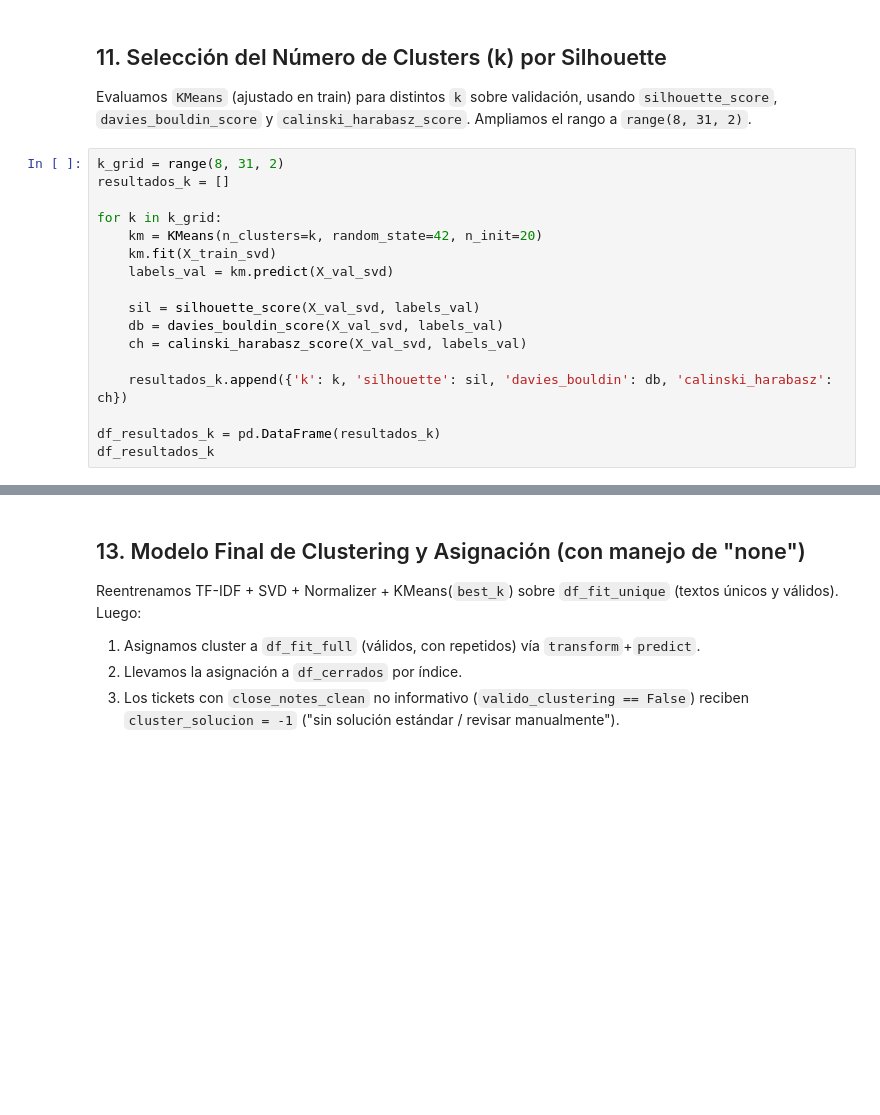
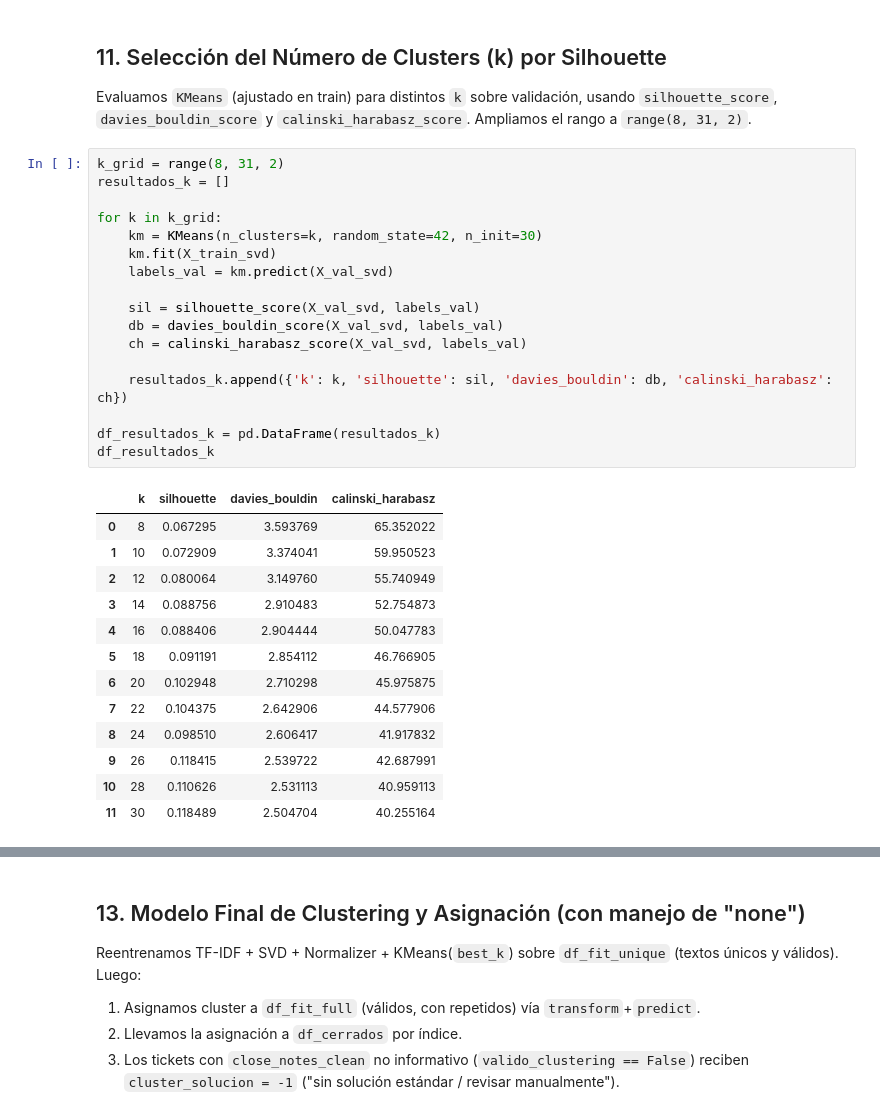
Before and after one commit to OCCA2000/Asignador, a Jupyter notebook: Analisis/Analisis_Soluciones.ipynb, the cells around one changed output, grey strips where cells are left out. Drawn from its saved outputs; the diff is of its cells as text; blank space fills up the shorter version.

```diff
--- a/Analisis/Analisis_Soluciones.ipynb
+++ b/Analisis/Analisis_Soluciones.ipynb
@@ -409,20 +617,34 @@ Evaluamos `KMeans` (ajustado en train) para distintos `k` sobre validación, usa
 # %%
 k_grid = range(8, 31, 2)
 resultados_k = []
 
 for k in k_grid:
-    km = KMeans(n_clusters=k, random_state=42, n_init=20)
+    km = KMeans(n_clusters=k, random_state=42, n_init=30)
     km.fit(X_train_svd)
     labels_val = km.predict(X_val_svd)
 
     sil = silhouette_score(X_val_svd, labels_val)
     db = davies_bouldin_score(X_val_svd, labels_val)
     ch = calinski_harabasz_score(X_val_svd, labels_val)
 
     resultados_k.append({'k': k, 'silhouette': sil, 'davies_bouldin': db, 'calinski_harabasz': ch})
 
 df_resultados_k = pd.DataFrame(resultados_k)
 df_resultados_k
+# %% [output]
+|  | k | silhouette | davies_bouldin | calinski_harabasz |
+| 0 | 8 | 0.067295 | 3.593769 | 65.352022 |
+| 1 | 10 | 0.072909 | 3.374041 | 59.950523 |
+| 2 | 12 | 0.080064 | 3.149760 | 55.740949 |
+| 3 | 14 | 0.088756 | 2.910483 | 52.754873 |
+| 4 | 16 | 0.088406 | 2.904444 | 50.047783 |
+| 5 | 18 | 0.091191 | 2.854112 | 46.766905 |
+| 6 | 20 | 0.102948 | 2.710298 | 45.975875 |
+| 7 | 22 | 0.104375 | 2.642906 | 44.577906 |
+| 8 | 24 | 0.098510 | 2.606417 | 41.917832 |
+| 9 | 26 | 0.118415 | 2.539722 | 42.687991 |
+| 10 | 28 | 0.110626 | 2.531113 | 40.959113 |
+| 11 | 30 | 0.118489 | 2.504704 | 40.255164 |
 # %%
 plt.figure(figsize=(8, 4))
 plt.plot(df_resultados_k['k'], df_resultados_k['silhouette'], marker='o')
```
Also changed, not shown: parts of 29 cells of this notebook, 3 other files.
